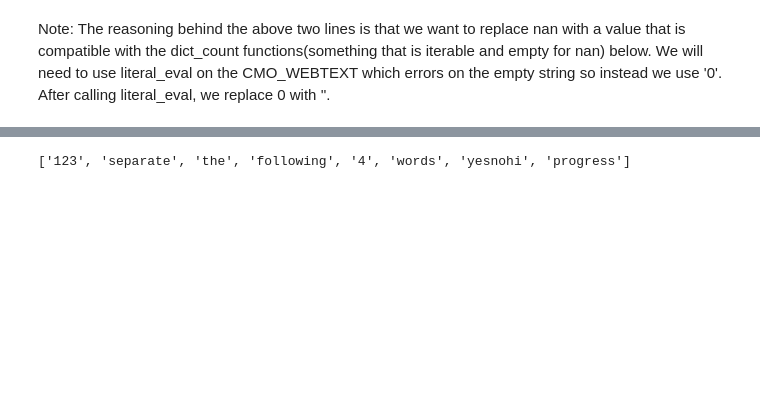
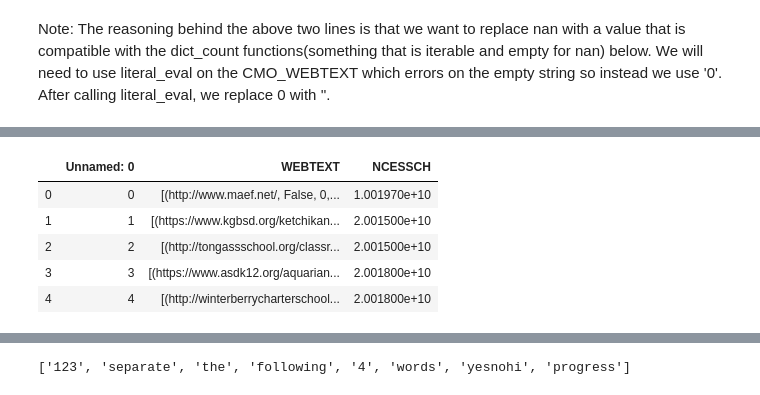
Before and after one commit to comp-strat/text_analysis, a Jupyter notebook: filter_top_pages/page_filter_replace.ipynb, the cells around one changed output, grey strips where cells are left out. Drawn from its saved outputs; the diff is of its cells as text; code cells hidden in the pictures; blank space fills up the shorter version.

```diff
--- a/filter_top_pages/page_filter_replace.ipynb
+++ b/filter_top_pages/page_filter_replace.ipynb
@@ -87,0 +127,9 @@ Note: The reasoning behind the above two lines is that we want to replace nan wi
+# %%
+df_unlapped.head()
+# %% [output]
+|  | Unnamed: 0 | WEBTEXT | NCESSCH |
+| 0 | 0 | [(http://www.maef.net/, False, 0,... | 1.001970e+10 |
+| 1 | 1 | [(https://www.kgbsd.org/ketchikan... | 2.001500e+10 |
+| 2 | 2 | [(http://tongassschool.org/classr... | 2.001500e+10 |
+| 3 | 3 | [(https://www.asdk12.org/aquarian... | 2.001800e+10 |
+| 4 | 4 | [(http://winterberrycharterschool... | 2.001800e+10 |
```
Also changed, not shown: parts of 56 cells of this notebook, 1 other file.
